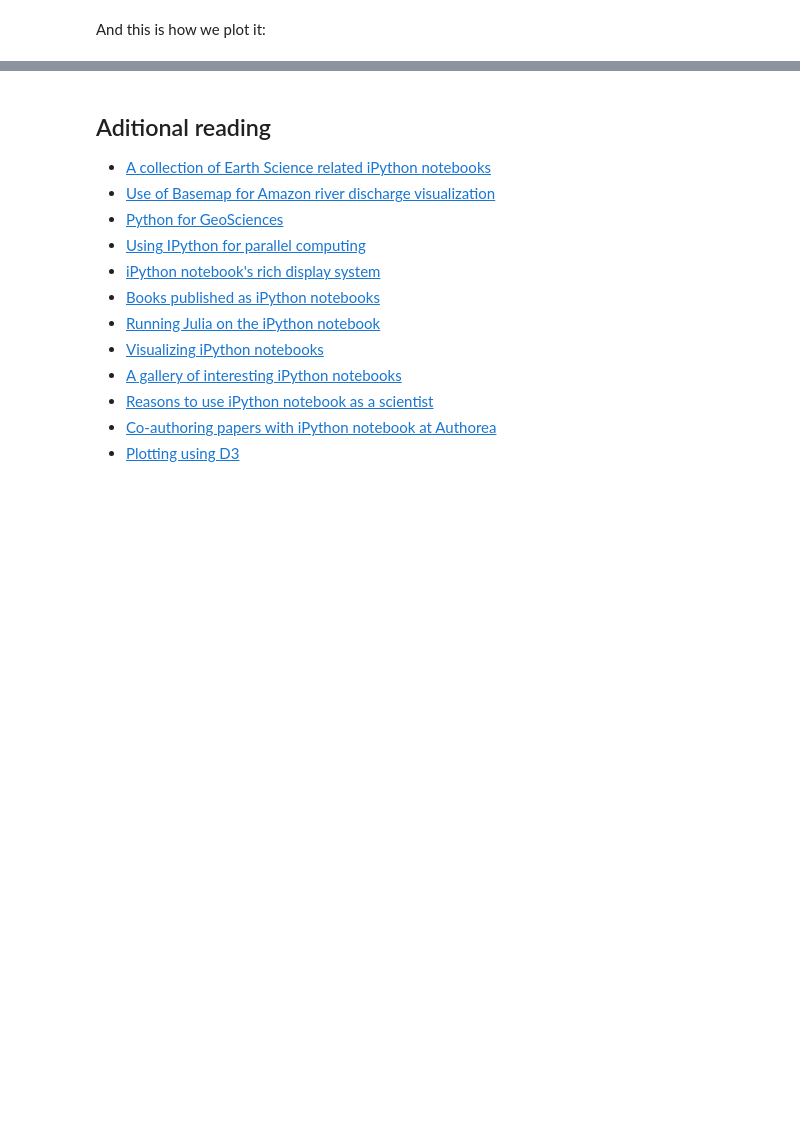
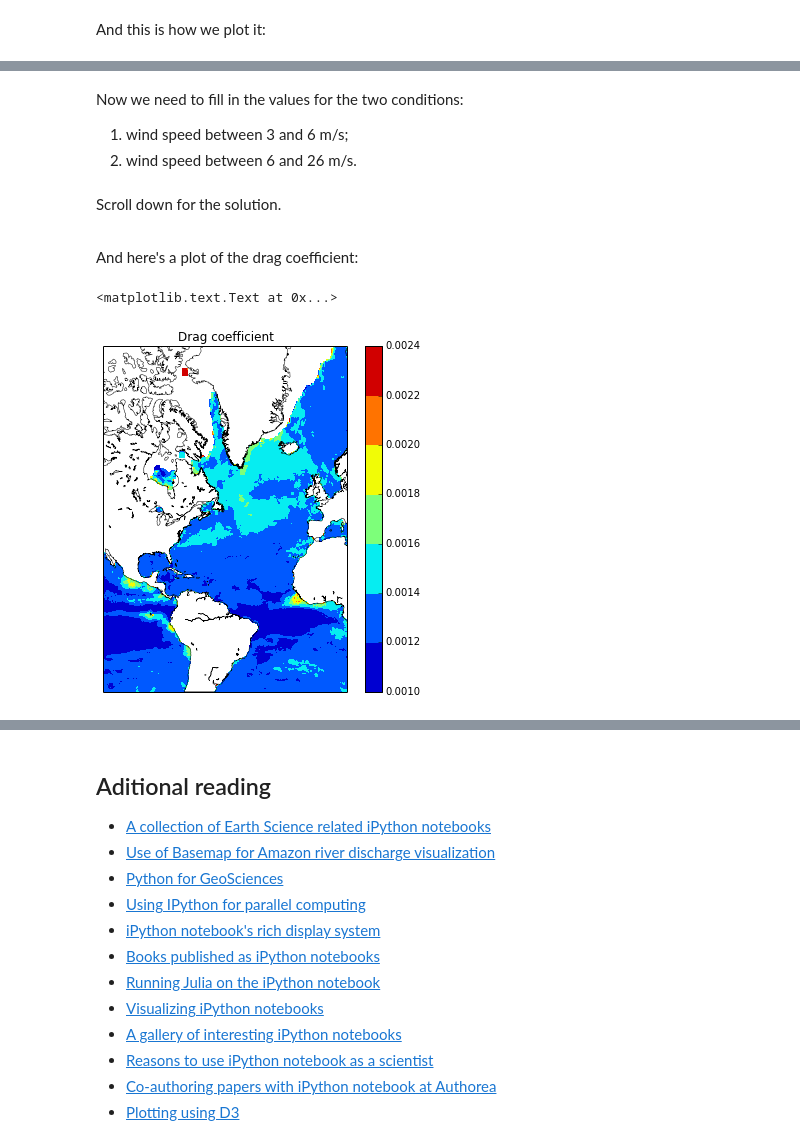
Before and after one commit to betodealmeida/notebooks, a Jupyter notebook: opendap_hands_on/iPython+Pydap hands-on.ipynb, the cells around one changed output, grey strips where cells are left out. Drawn from its saved outputs; the diff is of its cells as text; code cells hidden in the pictures; blank space fills up the shorter version.

```diff
--- a/opendap_hands_on/iPython+Pydap hands-on.ipynb
+++ b/opendap_hands_on/iPython+Pydap hands-on.ipynb
@@ -138,0 +168,5 @@ ImportError: No module named basemap
+# %% [markdown]
+Now we need to fill in the values for the two conditions:
+
+1. wind speed between 3 and 6 m/s;
+2. wind speed between 6 and 26 m/s.
@@ -138,0 +179,33 @@ ImportError: No module named basemap
+# %% [markdown]
+Scroll down for the solution.
+
+<div style="height: 600px"></div>
+# %%
+CD = np.ma.masked_all(wind.shape, wind.dtype)
+cond1 = (3 <= wind) & (wind <= 6)
+cond2 = (6 <= wind) & (wind <= 26)
+CD[cond1] = (0.29 + (3.1/wind[cond1]) + 7.7/wind[cond1]**2)/1000.
+CD[cond2] = (0.60 + 0.070*wind[cond2])/1000.
+# %% [markdown]
+And here's a plot of the drag coefficient:
+# %%
+fig = plt.figure(figsize=(6,6))
+ax = fig.add_axes([0.1, 0.1, 0.8, 0.8])
+
+m = Basemap(
+    llcrnrlon=min(lon),
+    llcrnrlat=min(lat),
+    urcrnrlon=max(lon),
+    urcrnrlat=80,
+    resolution='l',
+    projection='merc')
+
+X, Y = m(*np.meshgrid(lon, lat))
+Z = np.ma.mean(CD[:,0], axis=0)  # remove z dimension and average over time
+colors_ = m.contourf(X, Y, Z)
+cb = plt.colorbar(colors_)
+m.drawcoastlines(linewidth=0.5)
+ax.set_title('Drag coefficient')
+# %% [output]
+<matplotlib.text.Text at 0x...>
+[figure, added]
```
Also changed, not shown: parts of 20 cells of this notebook.
